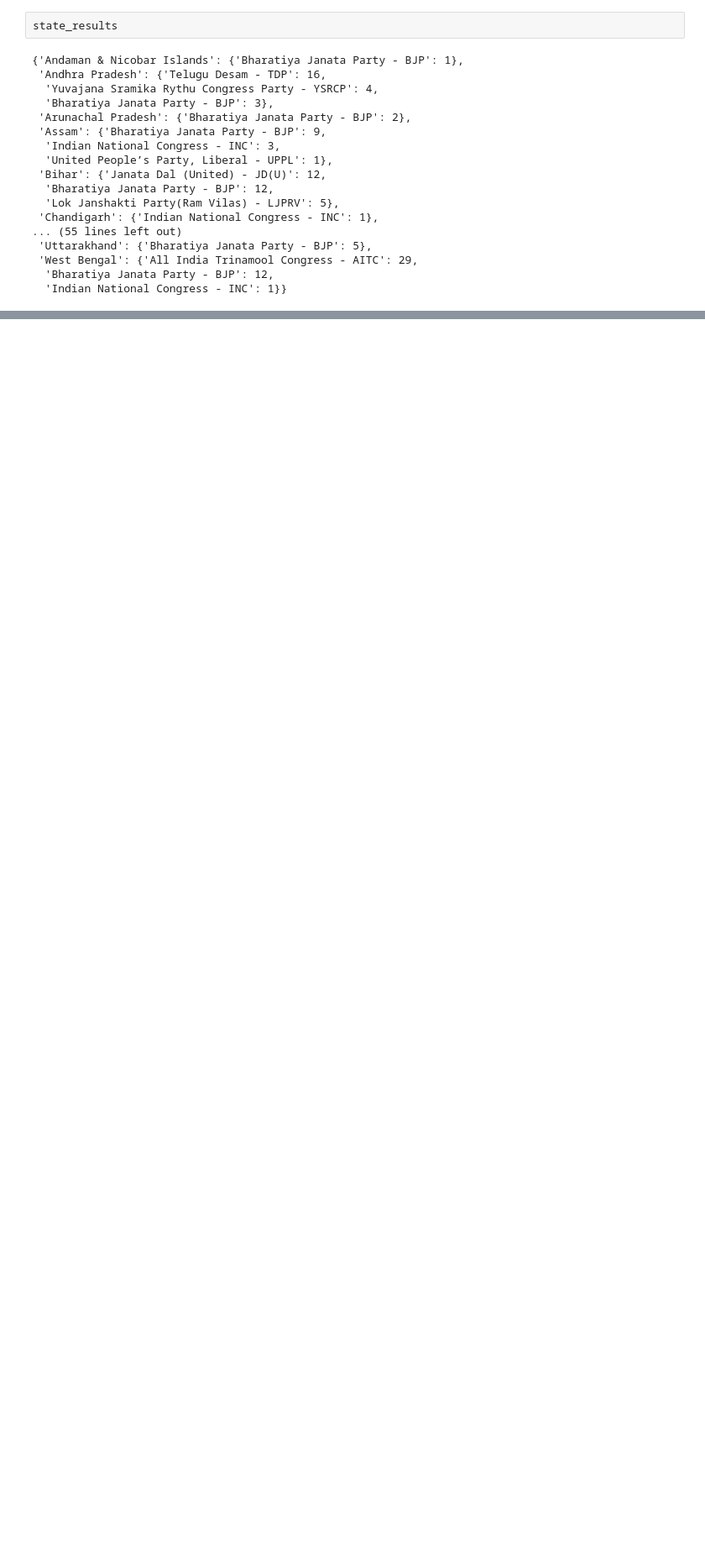
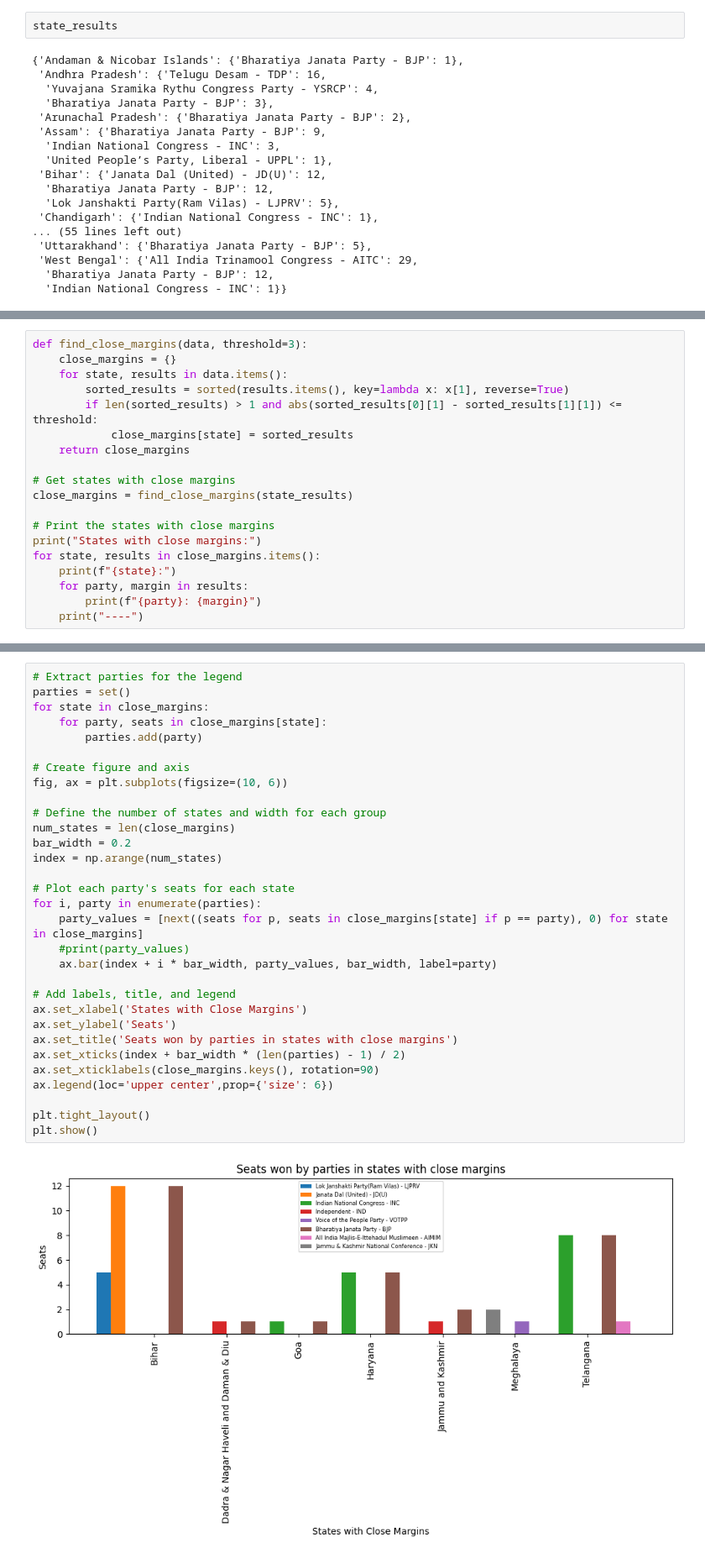
Before and after one commit to Vid2714/2024-Indian-G-Elections-Scraper, a Jupyter notebook: general-results.ipynb, the cells around one changed output, grey strips where cells are left out. Shown at 84% size. Saved outputs shown, nothing was run; the diff lists cells and outputs as text; blank space fills up the shorter version.

```diff
--- a/general-results.ipynb
+++ b/general-results.ipynb
@@ -394,0 +402,19 @@ plt.show()
+# %%
+def find_close_margins(data, threshold=3):
+    close_margins = {}
+    for state, results in data.items():
+        sorted_results = sorted(results.items(), key=lambda x: x[1], reverse=True)
+        if len(sorted_results) > 1 and abs(sorted_results[0][1] - sorted_results[1][1]) <= threshold:
+            close_margins[state] = sorted_results
+    return close_margins
+
+# Get states with close margins
+close_margins = find_close_margins(state_results)
+
+# Print the states with close margins
+print("States with close margins:")
+for state, results in close_margins.items():
+    print(f"{state}:")
+    for party, margin in results:
+        print(f"{party}: {margin}")
+    print("----")
@@ -394,0 +459,33 @@ plt.show()
+# %%
+# Extract parties for the legend
+parties = set()
+for state in close_margins:
+    for party, seats in close_margins[state]:
+        parties.add(party)
+
+# Create figure and axis
+fig, ax = plt.subplots(figsize=(10, 6))
+
+# Define the number of states and width for each group
+num_states = len(close_margins)
+bar_width = 0.2
+index = np.arange(num_states)
+
+# Plot each party's seats for each state
+for i, party in enumerate(parties):
+    party_values = [next((seats for p, seats in close_margins[state] if p == party), 0) for state in close_margins]
+    #print(party_values)
+    ax.bar(index + i * bar_width, party_values, bar_width, label=party)
+
+# Add labels, title, and legend
+ax.set_xlabel('States with Close Margins')
+ax.set_ylabel('Seats')
+ax.set_title('Seats won by parties in states with close margins')
+ax.set_xticks(index + bar_width * (len(parties) - 1) / 2)
+ax.set_xticklabels(close_margins.keys(), rotation=90)
+ax.legend(loc='upper center',prop={'size': 6})
+
+plt.tight_layout()
+plt.show()
+# %% [output]
+[figure, added]
```
Also changed, not shown: parts of 6 cells of this notebook, 1 other file.
